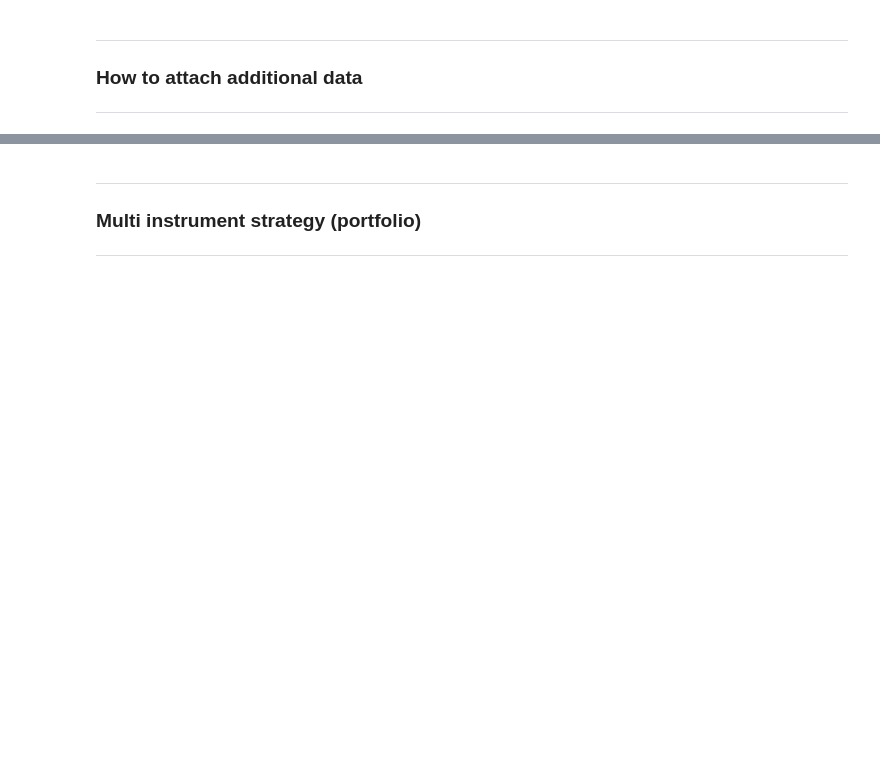
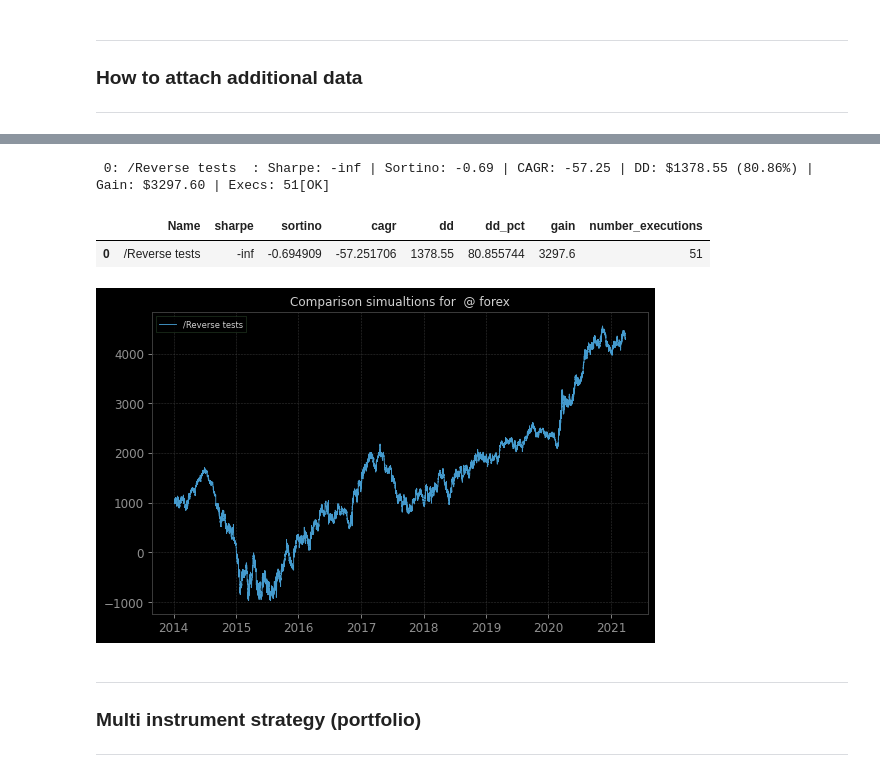
Before and after one commit to appliedalphacom/qlearn, a Jupyter notebook: examples/Examples.ipynb, the cells around one changed output, grey strips where cells are left out. Cells and saved outputs as stored; diff of their text form; code cells hidden in the pictures; blank space fills up the shorter version.

```diff
--- a/examples/Examples.ipynb
+++ b/examples/Examples.ipynb
@@ -271,3 +206,15 @@ b2 = ms2.fit(df1, None)
+# %%
+t0 = q.simulation({
+    'Reverse tests': [best, q.FixedTrader(10000, 0, 0)],
+#     'Reverse ATR':   [best, q.ATRTracker(10000, '1h', 24, 5, 3)]
+}, dEUR, 'forex', spreads=0)
+# %%
+t0.report(1000)
+# %% [output]
+ 0: /Reverse tests  : Sharpe: -inf | Sortino: -0.69 | CAGR: -57.25 | DD: $1378.55 (80.86%) | Gain: $3297.60 | Execs: 51[OK]
+|  | Name | sharpe | sortino | cagr | dd | dd_pct | gain | number_executions |
+| 0 | /Reverse tests | -inf | -0.694909 | -57.251706 | 1378.55 | 80.855744 | 3297.6 | 51 |
+[figure, added]
 # %% [markdown]
 <hr/>
 <h3>Multi instrument strategy (portfolio)</h3>
```
Also changed, not shown: parts of 57 cells of this notebook.
